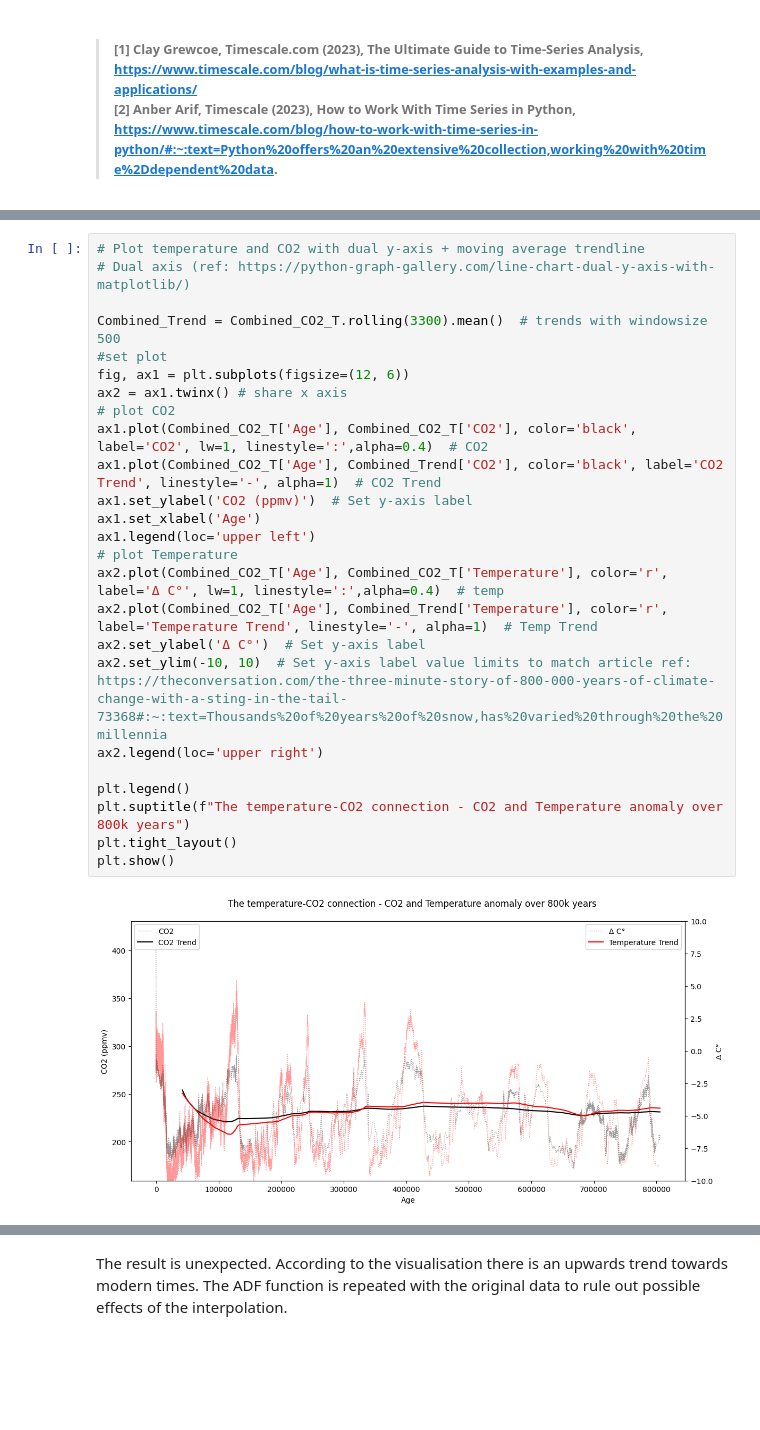
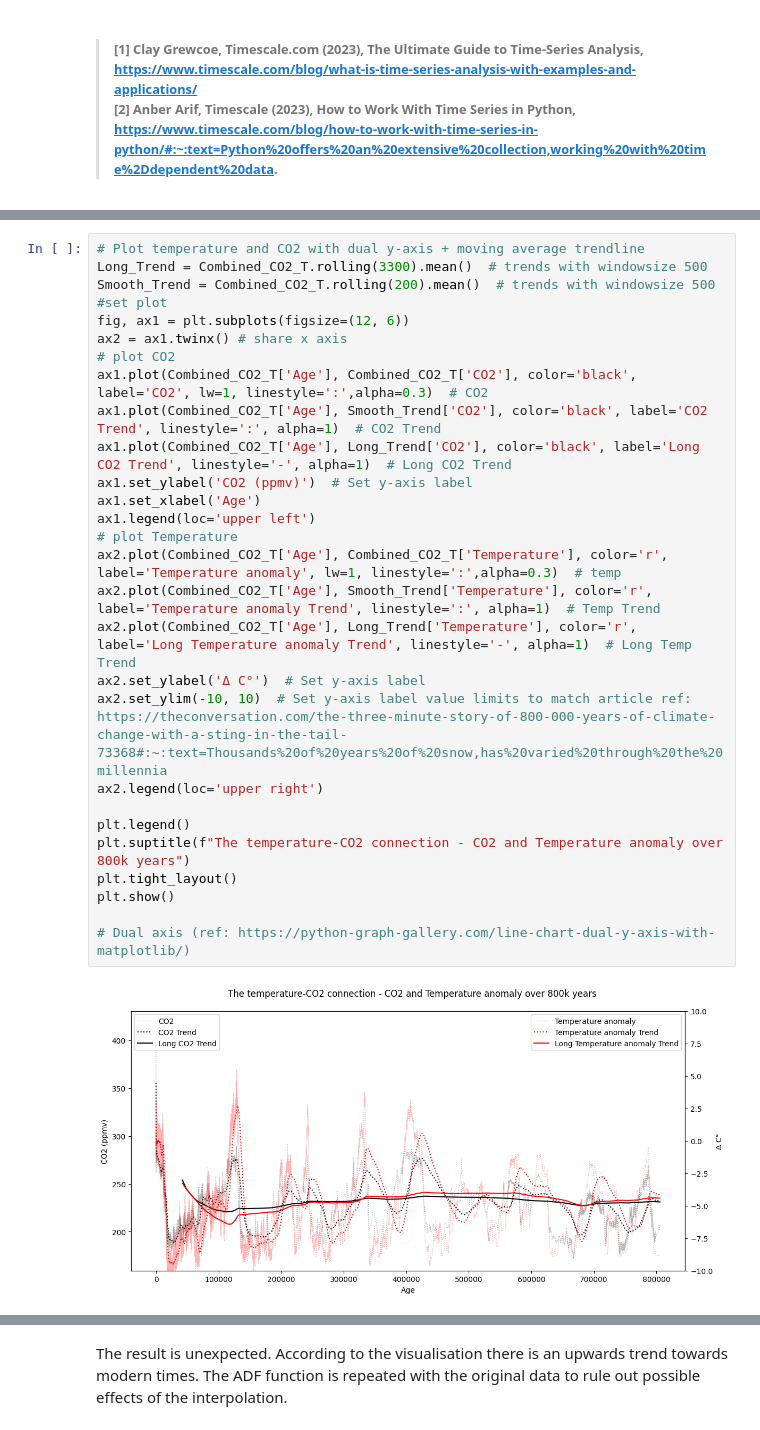
Before and after one commit to noyo0/ProgrammingForDataAnalysis_Project2, a Jupyter notebook: Project2/Project2.ipynb, the cells around one changed output, grey strips where cells are left out. Drawn from its saved outputs; the diff is of its cells as text; blank space fills up the shorter version.

```diff
--- a/Project2/Project2.ipynb
+++ b/Project2/Project2.ipynb
@@ -575,28 +572,31 @@ A moving average is commonly used with time series data to smooth out short-term
 # %%
 # Plot temperature and CO2 with dual y-axis + moving average trendline
-# Dual axis (ref: https://python-graph-gallery.com/line-chart-dual-y-axis-with-matplotlib/)
-
-Combined_Trend = Combined_CO2_T.rolling(3300).mean()  # trends with windowsize 500
+Long_Trend = Combined_CO2_T.rolling(3300).mean()  # trends with windowsize 500
+Smooth_Trend = Combined_CO2_T.rolling(200).mean()  # trends with windowsize 500
 #set plot
 fig, ax1 = plt.subplots(figsize=(12, 6))
 ax2 = ax1.twinx() # share x axis
 # plot CO2
-ax1.plot(Combined_CO2_T['Age'], Combined_CO2_T['CO2'], color='black', label='CO2', lw=1, linestyle=':',alpha=0.4)  # CO2
-ax1.plot(Combined_CO2_T['Age'], Combined_Trend['CO2'], color='black', label='CO2 Trend', linestyle='-', alpha=1)  # CO2 Trend
+ax1.plot(Combined_CO2_T['Age'], Combined_CO2_T['CO2'], color='black', label='CO2', lw=1, linestyle=':',alpha=0.3)  # CO2
+ax1.plot(Combined_CO2_T['Age'], Smooth_Trend['CO2'], color='black', label='CO2 Trend', linestyle=':', alpha=1)  # CO2 Trend
+ax1.plot(Combined_CO2_T['Age'], Long_Trend['CO2'], color='black', label='Long CO2 Trend', linestyle='-', alpha=1)  # Long CO2 Trend
 ax1.set_ylabel('CO2 (ppmv)')  # Set y-axis label
 ax1.set_xlabel('Age')
 ax1.legend(loc='upper left')
 # plot Temperature
-ax2.plot(Combined_CO2_T['Age'], Combined_CO2_T['Temperature'], color='r', label='Δ C°', lw=1, linestyle=':',alpha=0.4)  # temp
-ax2.plot(Combined_CO2_T['Age'], Combined_Trend['Temperature'], color='r', label='Temperature Trend', linestyle='-', alpha=1)  # Temp Trend
+ax2.plot(Combined_CO2_T['Age'], Combined_CO2_T['Temperature'], color='r', label='Temperature anomaly', lw=1, linestyle=':',alpha=0.3)  # temp
+ax2.plot(Combined_CO2_T['Age'], Smooth_Trend['Temperature'], color='r', label='Temperature anomaly Trend', linestyle=':', alpha=1)  # Temp Trend
+ax2.plot(Combined_CO2_T['Age'], Long_Trend['Temperature'], color='r', label='Long Temperature anomaly Trend', linestyle='-', alpha=1)  # Long Temp Trend
 ax2.set_ylabel('Δ C°')  # Set y-axis label
 ax2.set_ylim(-10, 10)  # Set y-axis label value limits to match article ref: https://theconversation.com/the-three-minute-story-of-800-000-years-of-climate-change-with-a-sting-in-the-tail-73368#:~:text=Thousands%20of%20years%20of%20snow,has%20varied%20through%20the%20millennia
 ax2.legend(loc='upper right')
 
 plt.legend()
 plt.suptitle(f"The temperature-CO2 connection - CO2 and Temperature anomaly over 800k years")
 plt.tight_layout()
 plt.show()
+
+# Dual axis (ref: https://python-graph-gallery.com/line-chart-dual-y-axis-with-matplotlib/)
 # %% [output]
-[figure, old version]
+[figure, new version]
 # %% [markdown]
```
Also changed, not shown: parts of 47 cells of this notebook.
